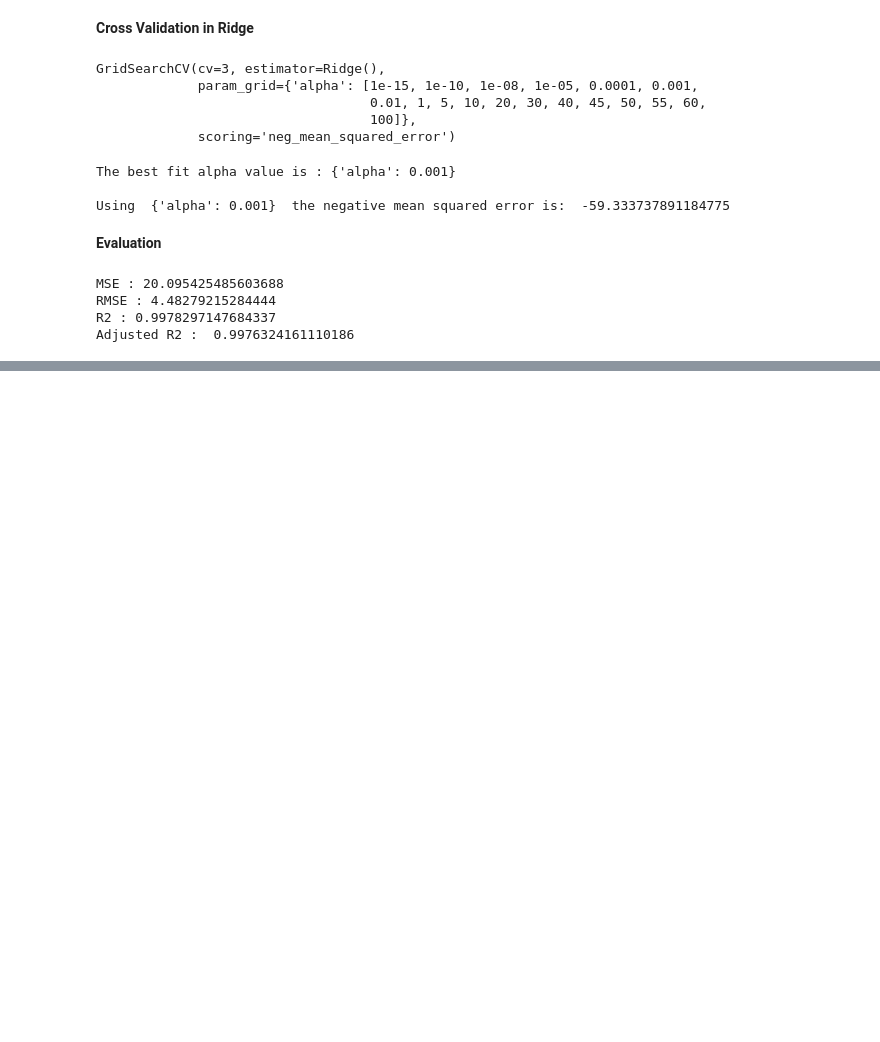
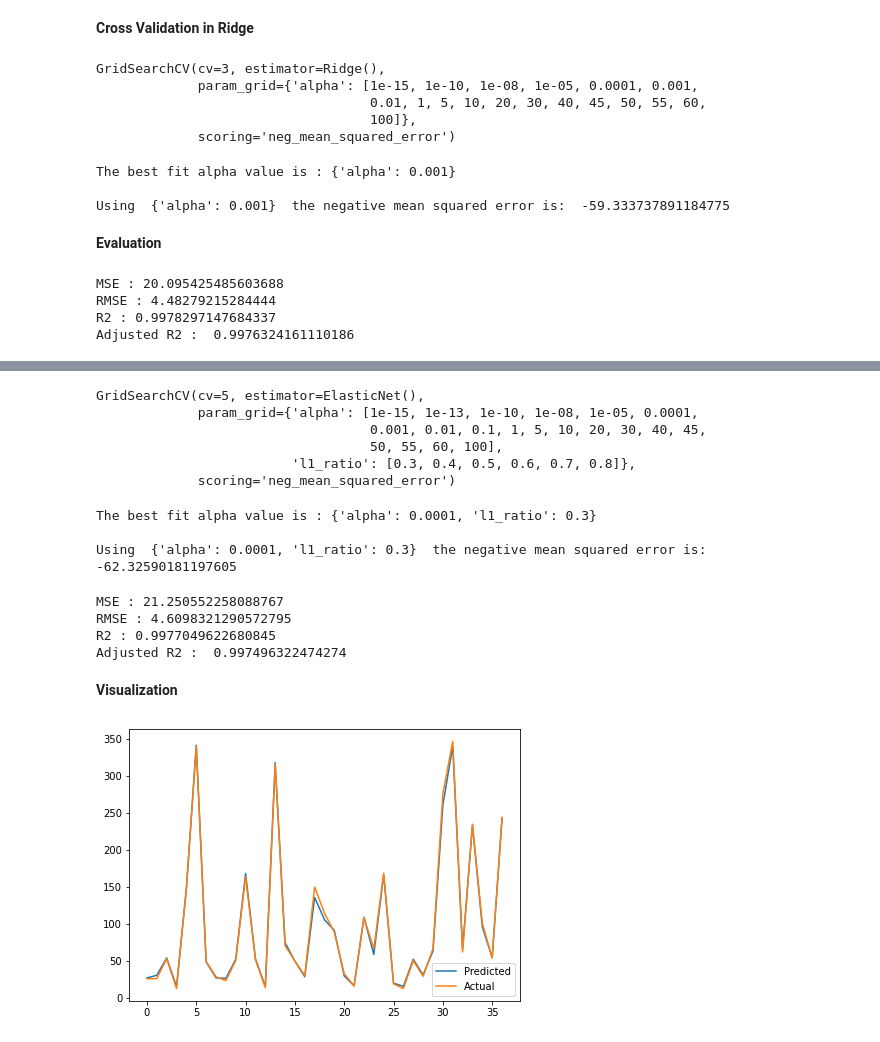
Before and after one commit to Rahman88talha/Capstone_Project_Stock_Closing_Price_Prediction, a Jupyter notebook: Stock_Closing_Price_Prediction.ipynb, the cells around one changed output, grey strips where cells are left out. Saved outputs shown, nothing was run; the diff lists cells and outputs as text; code cells hidden in the pictures; blank space fills up the shorter version.

```diff
--- a/Stock_Closing_Price_Prediction.ipynb
+++ b/Stock_Closing_Price_Prediction.ipynb
@@ -465,0 +549,5 @@ i=i+1
+# %%
+from sklearn.linear_model import ElasticNet
+elasticnet = ElasticNet(alpha=0.1, l1_ratio=0.5)
+# %%
+elasticnet.fit(x_train,y_train)
@@ -465,0 +562,39 @@ i=i+1
+# %%
+elastic = ElasticNet()
+parameters = {'alpha': [1e-15,1e-13,1e-10,1e-8,1e-5,1e-4,1e-3,1e-2,1e-1,1,5,10,20,30,40,45,50,55,60,100],'l1_ratio':[0.3,0.4,0.5,0.6,0.7,0.8]}
+elastic_regressor = GridSearchCV(elastic, parameters, scoring='neg_mean_squared_error',cv=5)
+elastic_regressor.fit(x_train, y_train)
+# %% [output]
+GridSearchCV(cv=5, estimator=ElasticNet(),
+             param_grid={'alpha': [1e-15, 1e-13, 1e-10, 1e-08, 1e-05, 0.0001,
+                                   0.001, 0.01, 0.1, 1, 5, 10, 20, 30, 40, 45,
+                                   50, 55, 60, 100],
+                         'l1_ratio': [0.3, 0.4, 0.5, 0.6, 0.7, 0.8]},
+             scoring='neg_mean_squared_error')
+# %%
+print("The best fit alpha value is :" ,elastic_regressor.best_params_)
+print("\nUsing ",elastic_regressor.best_params_, " the negative mean squared error is: ", elastic_regressor.best_score_)
+# %% [output]
+The best fit alpha value is : {'alpha': 0.0001, 'l1_ratio': 0.3}
+
+Using  {'alpha': 0.0001, 'l1_ratio': 0.3}  the negative mean squared error is:  -62.32590181197605
+# %%
+#Prediction
+y_pred_elas = elastic_regressor.predict(x_test)
+# %%
+MSE  = mean_squared_error((y_test), (y_pred_elas))
+print("MSE :" , MSE)
+
+RMSE = np.sqrt(MSE)
+print("RMSE :" ,RMSE)
+
+R2 = r2_score((y_test), (y_pred_elas))
+print("R2 :" ,R2)
+
+Adjusted_R2 =1-(1-r2_score((y_test), (y_pred_elas)))*((x_test.shape[0]-1)/(x_test.shape[0]-x_test.shape[1]-1))
+print("Adjusted R2 : ",Adjusted_R2)
+# %% [output]
+MSE : 21.250552258088767
+RMSE : 4.6098321290572795
+R2 : 0.9977049622680845
+Adjusted R2 :  0.997496322474274
@@ -465,0 +610,10 @@ i=i+1
+# %% [markdown]
+**Visualization**
+# %%
+plt.figure(figsize=(7,5))
+plt.plot((y_pred_elas))
+plt.plot((np.array(y_test)))
+plt.legend(["Predicted","Actual"])
+plt.show()
+# %% [output]
+[figure, added]
```
Also changed, not shown: parts of 22 cells of this notebook.
